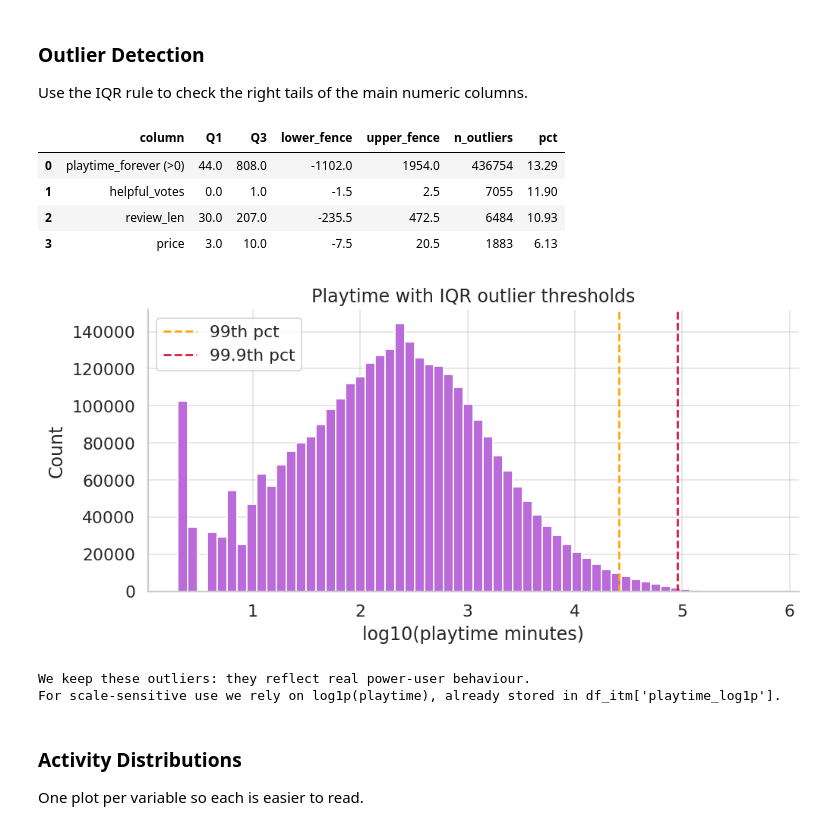
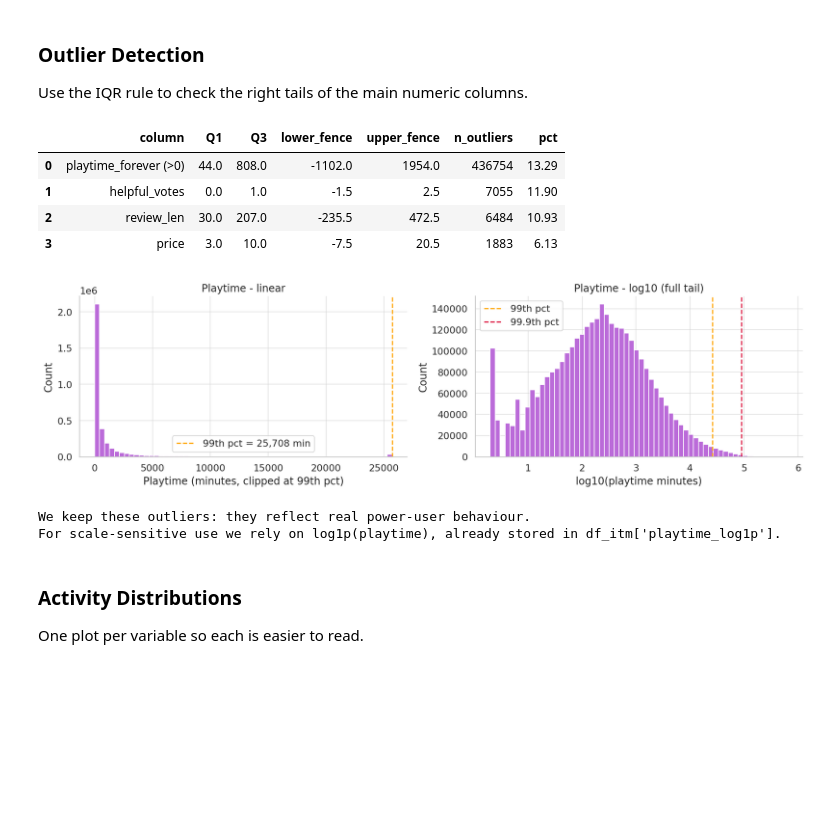
Before and after one commit to Patreax/ISA_movielens_recsys, a Jupyter notebook: notebooks/02_steam_recsys.ipynb, the cells around one changed output. Saved outputs shown, nothing was run; the diff lists cells and outputs as text; code cells hidden in the pictures; blank space fills up the shorter version.

Commit message:
improve EDA plots

```diff
--- a/notebooks/02_steam_recsys.ipynb
+++ b/notebooks/02_steam_recsys.ipynb
@@ -298,7 +298,7 @@ Duplicates are dropped downstream by build_interaction_table (see section 5).
 
 Use the IQR rule to check the right tails of the main numeric columns.
 # %%
-# Flag outliers via the 1.5*IQR rule and visualize the playtime tail.
+# Flag outliers via the 1.5*IQR rule and visualize the playtime tail (linear + log).
 def iqr_outliers(series, name):
     s = series.dropna()
     q1, q3 = s.quantile(0.25), s.quantile(0.75)
@@ -309,42 +309,56 @@ def iqr_outliers(series, name):
         "column":       name,
         "Q1":           round(q1, 1),
         "Q3":           round(q3, 1),
         "lower_fence":  round(lo, 1),
         "upper_fence":  round(hi, 1),
         "n_outliers":   int(mask.sum()),
         "pct":          round(mask.mean() * 100, 2),
     }
 
 
 outlier_df = pd.DataFrame([
     iqr_outliers(df_itm.loc[df_itm["playtime_forever"] > 0, "playtime_forever"], "playtime_forever (>0)"),
     iqr_outliers(df_rev["helpful_votes"],                                        "helpful_votes"),
     iqr_outliers(df_rev["review_len"],                                           "review_len"),
     iqr_outliers(df_gm.loc[df_gm["price_numeric"].notna(), "price_numeric"],     "price"),
 ])
 display(outlier_df)
 
 played = df_itm.loc[df_itm["playtime_forever"] > 0, "playtime_forever"]
-fig, ax = plt.subplots(figsize=(8, 4))
-ax.hist(np.log10(played + 1), bins=60, color="#BB6BD9", edgecolor="white")
-ax.axvline(np.log10(played.quantile(0.99)  + 1), color="orange",  linestyle="--", label="99th pct")
-ax.axvline(np.log10(played.quantile(0.999) + 1), color="crimson", linestyle="--", label="99.9th pct")
-ax.set_xlabel("log10(playtime minutes)")
-ax.set_ylabel("Count")
-ax.set_title("Playtime with IQR outlier thresholds")
-ax.legend()
+p99  = played.quantile(0.99)
+p999 = played.quantile(0.999)
+
+fig, axes = plt.subplots(1, 2, figsize=(14, 4))
+
+# Linear scale -- clipped at the 99th percentile so the readable range is visible.
+axes[0].hist(played.clip(upper=p99), bins=60, color="#BB6BD9", edgecolor="white")
+axes[0].axvline(p99, color="orange", linestyle="--", label=f"99th pct = {p99:,.0f} min")
+axes[0].set_xlabel("Playtime (minutes, clipped at 99th pct)")
+axes[0].set_ylabel("Count")
+axes[0].set_title("Playtime - linear")
+axes[0].legend()
+
+# Log10 scale -- shows the full tail including the power users.
+axes[1].hist(np.log10(played + 1), bins=60, color="#BB6BD9", edgecolor="white")
+axes[1].axvline(np.log10(p99  + 1), color="orange",  linestyle="--", label="99th pct")
+axes[1].axvline(np.log10(p999 + 1), color="crimson", linestyle="--", label="99.9th pct")
+axes[1].set_xlabel("log10(playtime minutes)")
+axes[1].set_ylabel("Count")
+axes[1].set_title("Playtime - log10 (full tail)")
+axes[1].legend()
+
 plt.tight_layout()
 plt.show()
 
 print("We keep these outliers: they reflect real power-user behaviour.")
 print("For scale-sensitive use we rely on log1p(playtime), already stored in df_itm['playtime_log1p'].")
 # %% [output]
 |  | column | Q1 | Q3 | lower_fence | upper_fence | n_outliers | pct |
 | 0 | playtime_forever (>0) | 44.0 | 808.0 | -1102.0 | 1954.0 | 436754 | 13.29 |
 | 1 | helpful_votes | 0.0 | 1.0 | -1.5 | 2.5 | 7055 | 11.90 |
 | 2 | review_len | 30.0 | 207.0 | -235.5 | 472.5 | 6484 | 10.93 |
 | 3 | price | 3.0 | 10.0 | -7.5 | 20.5 | 1883 | 6.13 |
-[figure, old version]
+[figure, new version]
 We keep these outliers: they reflect real power-user behaviour.
 For scale-sensitive use we rely on log1p(playtime), already stored in df_itm['playtime_log1p'].
 # %% [markdown]
```
Also changed, not shown: parts of 3 cells of this notebook.
